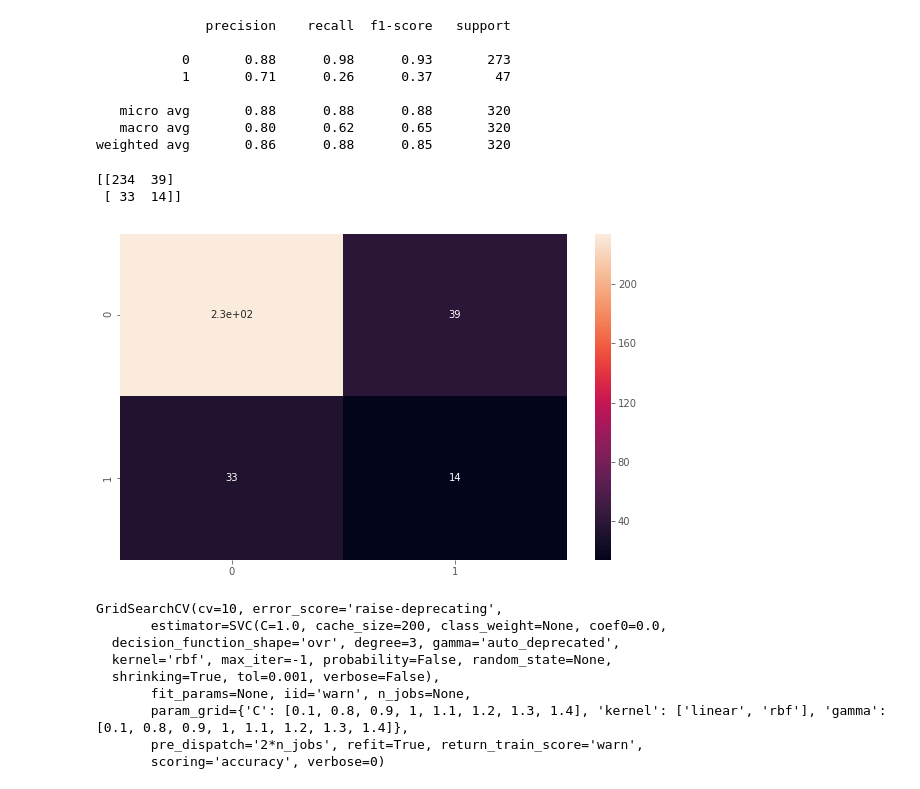
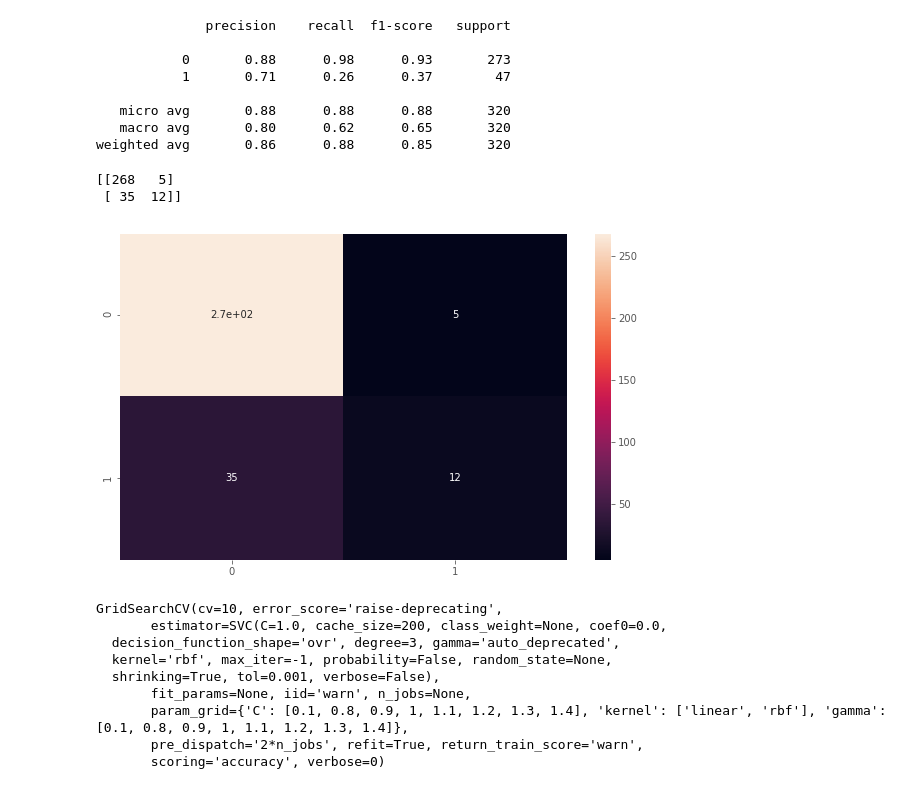
Before and after one commit to jchong911/Coursera_Capstone, a Jupyter notebook: Red Wine Quality.ipynb, the cells around one changed output. Cells and saved outputs as stored; diff of their text form; code cells hidden in the pictures.

```diff
--- a/Red Wine Quality.ipynb
+++ b/Red Wine Quality.ipynb
@@ -274,14 +275,14 @@ print(classification_report(y_test, pred_svc))
 weighted avg       0.86      0.88      0.85       320
 # %%
 #Confusion matrix for the Support Vector Classifier
-confusion3 = confusion_matrix(y_test, pred_sgd)
+confusion3 = confusion_matrix(y_test, pred_svc)
 fig = plt.figure(figsize = (10,6))
 sns.heatmap(confusion3, annot=True)
 print(confusion3)
 # %% [output]
-[[234  39]
- [ 33  14]]
+[[268   5]
+ [ 35  12]]
-[figure, old version]
+[figure, new version]
 # %%
 #Finding best parameters for our SVC model
 param = {
```
Also changed, not shown: parts of 5 cells of this notebook.
